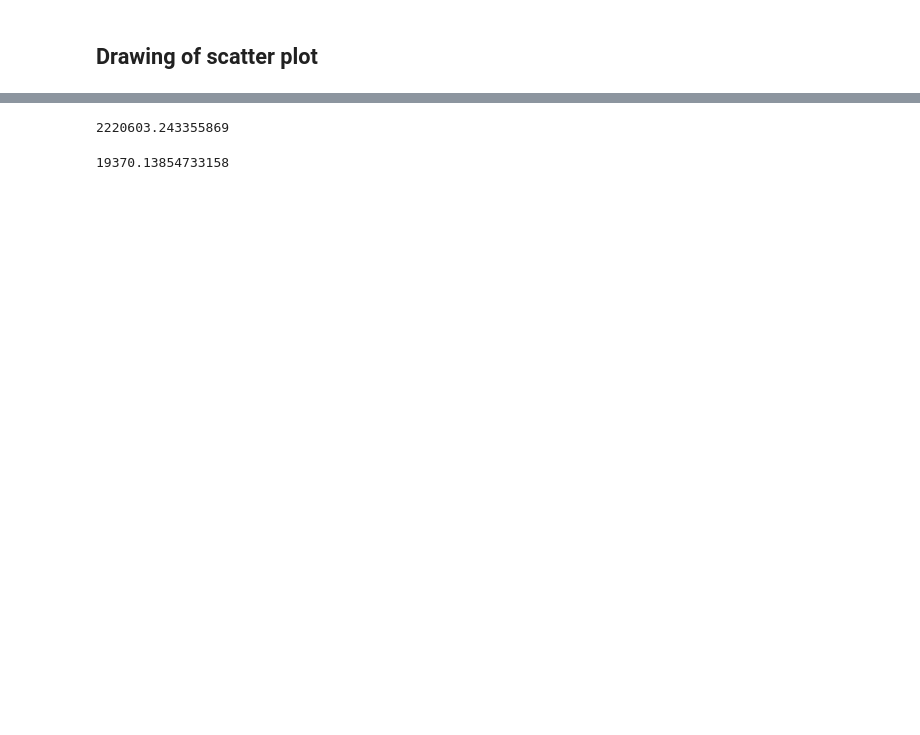
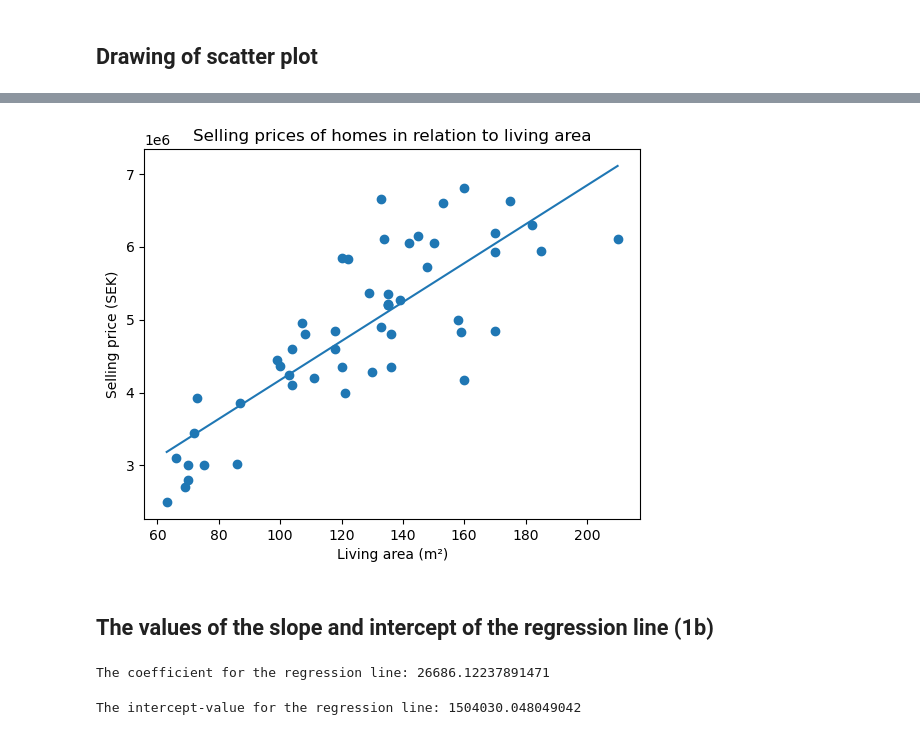
Before and after one commit to Cronvall/DAT405, a Jupyter notebook: W2/problem_1/solution_1.ipynb, the cells around one changed output, grey strips where cells are left out. Drawn from its saved outputs; the diff is of its cells as text; code cells hidden in the pictures; blank space fills up the shorter version.

```diff
--- a/W2/problem_1/solution_1.ipynb
+++ b/W2/problem_1/solution_1.ipynb
@@ -44,10 +79,35 @@ model = LinearRegression().fit(x_vals, y_vals)
+# %%
+# Creating a new DataFrame for the clened data.
+clean_dict = {"Living_area": cleaned_x, "Selling_price": cleaned_y}
+clean_df = pd.DataFrame(data=clean_dict)
+# %%
+# Redefine the model with the cleaned data
+model = LinearRegression().fit(cleaned_x.reshape(-1,1), cleaned_y.reshape(-1,1))
+# Create 10,000 points between the lowest and highest living area in the dataset.
+xfit = np.linspace(clean_df['Living_area'].min(), clean_df['Living_area'].max(), 10000)
+
+# Calculate the predicted value for all these 10,000 points following and in so
+# creating a regression-line
+yfit = model.predict(xfit[:, np.newaxis])
+# %%
+# Draw plot based on the previously calculated y-values following the x-values
+plt.scatter(cleaned_x,cleaned_y)
+plt.title("Selling prices of homes in relation to living area")
+plt.xlabel("Living area (m\u00b2)")
+plt.ylabel("Selling price (SEK)")
+plt.plot(xfit,yfit)
+plt.show()
+# %% [output]
+[figure, added]
+# %% [markdown]
+## The values of the slope and intercept of the regression line (1b)
+# %%
+# Coefficent value of regression-line
+print("The coefficient for the regression line:",float(model.coef_))
+# %% [output]
+The coefficient for the regression line: 26686.12237891471
 # %%
 # Intercept value of regression-line
-float(model.intercept_)
+print("The intercept-value for the regression line:",float(model.intercept_))
 # %% [output]
-2220603.243355869
+The intercept-value for the regression line: 1504030.048049042
-# %%
-# Coefficent value of regression-line
-float(model.coef_)
-# %% [output]
-19370.13854733158
```
Also changed, not shown: parts of 25 cells of this notebook, 1 other file.
